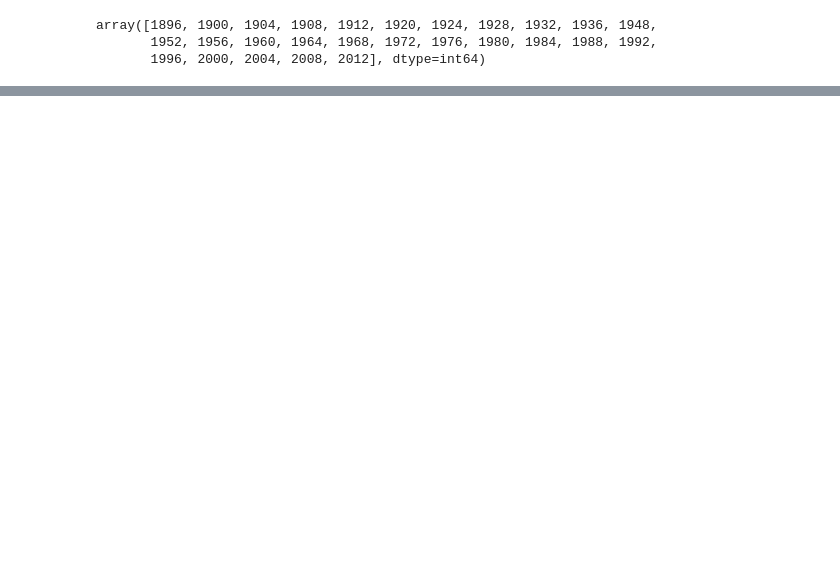
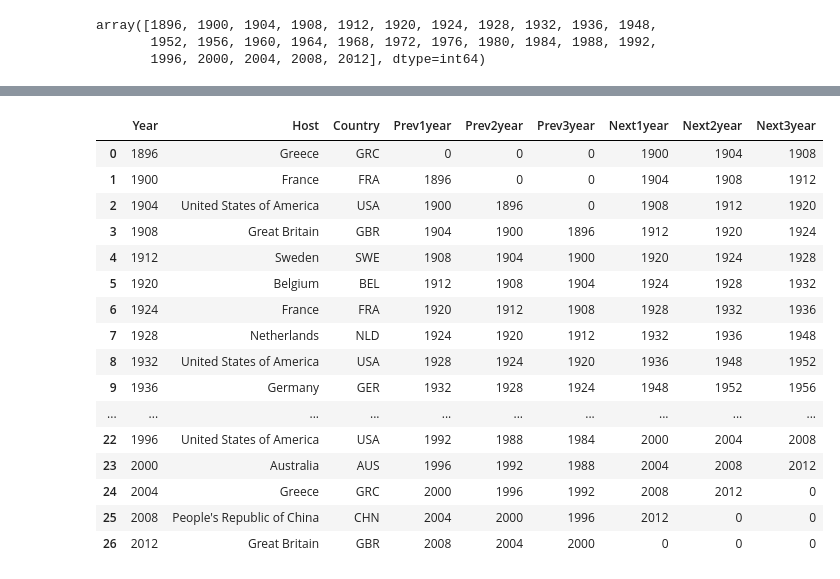
Before and after one commit to TomHOldershaw/Project_1_Team_2, a Jupyter notebook: Q3data.ipynb, the cells around one changed output, grey strips where cells are left out. Cells and saved outputs as stored; diff of their text form; code cells hidden in the pictures; blank space fills up the shorter version.

```diff
--- a/Q3data.ipynb
+++ b/Q3data.ipynb
@@ -39,6 +16,9 @@ hostcities = pd.read_csv("Resources/olympic_hosts.csv")
 hosts_summer = hostcities.loc[hostcities["Type"] == "summergames"]
 # %%
 hosts = []
+hosts_years = []
+hosts_countries = []
+hosts_sample = []
 minpos = 0
 maxpos = len(years)
 
@@ -88,7 +68,28 @@ for pos in range (minpos, maxpos):
            "Next1year": next1year,
            "Next2year": next2year,
            "Next3year": next3year}
-    hosts.append(dictol)
+    hosts_years.append(year)
+    hosts_countries.append(code)
+    hosts_sample.append(prev3year)
+    hosts_years.append(year)
+    hosts_countries.append(code)
+    hosts_sample.append(prev2year)
+    hosts_years.append(year)
+    hosts_countries.append(code)
+    hosts_sample.append(prev1year)
+    hosts_years.append(year)
+    hosts_countries.append(code)
+    hosts_sample.append(year)
+    hosts_years.append(year)
+    hosts_countries.append(code)
+    hosts_sample.append(next1year)
+    hosts_years.append(year)
+    hosts_countries.append(code)
+    hosts_sample.append(next2year)
+    hosts_years.append(year)
+    hosts_countries.append(code)
+    hosts_sample.append(next3year)
 
+hosts = pd.DataFrame({"Host Year": hosts_years, "Country": hosts_countries, "Year": hosts_sample})
 hosts
 # %% [output]
@@ -151,0 +146,7 @@ host_df
+# %%
+summary_summer = summer.groupby(["Year", "Country"])["Medal"].size().reset_index()
+
+host_df = summary_summer.loc[summary_summer["Year"] == 0]
+host_df["HostYear"] = 0
+
+host_data = pd.DataFrame(hosts)
@@ -151,0 +171,20 @@ host_df
+# %%
+host_data
+# %% [output]
+|  | Year | Host | Country | Prev1year | Prev2year | Prev3year | Next1year | Next2year | Next3year |
+| 0 | 1896 | Greece | GRC | 0 | 0 | 0 | 1900 | 1904 | 1908 |
+| 1 | 1900 | France | FRA | 1896 | 0 | 0 | 1904 | 1908 | 1912 |
+| 2 | 1904 | United States of America | USA | 1900 | 1896 | 0 | 1908 | 1912 | 1920 |
+| 3 | 1908 | Great Britain | GBR | 1904 | 1900 | 1896 | 1912 | 1920 | 1924 |
+| 4 | 1912 | Sweden | SWE | 1908 | 1904 | 1900 | 1920 | 1924 | 1928 |
+| 5 | 1920 | Belgium | BEL | 1912 | 1908 | 1904 | 1924 | 1928 | 1932 |
+| 6 | 1924 | France | FRA | 1920 | 1912 | 1908 | 1928 | 1932 | 1936 |
+| 7 | 1928 | Netherlands | NLD | 1924 | 1920 | 1912 | 1932 | 1936 | 1948 |
+| 8 | 1932 | United States of America | USA | 1928 | 1924 | 1920 | 1936 | 1948 | 1952 |
+| 9 | 1936 | Germany | GER | 1932 | 1928 | 1924 | 1948 | 1952 | 1956 |
+| ... | ... | ... | ... | ... | ... | ... | ... | ... | ... |
+| 22 | 1996 | United States of America | USA | 1992 | 1988 | 1984 | 2000 | 2004 | 2008 |
+| 23 | 2000 | Australia | AUS | 1996 | 1992 | 1988 | 2004 | 2008 | 2012 |
+| 24 | 2004 | Greece | GRC | 2000 | 1996 | 1992 | 2008 | 2012 | 0 |
+| 25 | 2008 | People's Republic of China | CHN | 2004 | 2000 | 1996 | 2012 | 0 | 0 |
+| 26 | 2012 | Great Britain | GBR | 2008 | 2004 | 2000 | 0 | 0 | 0 |
```
Also changed, not shown: parts of 7 cells of this notebook.
